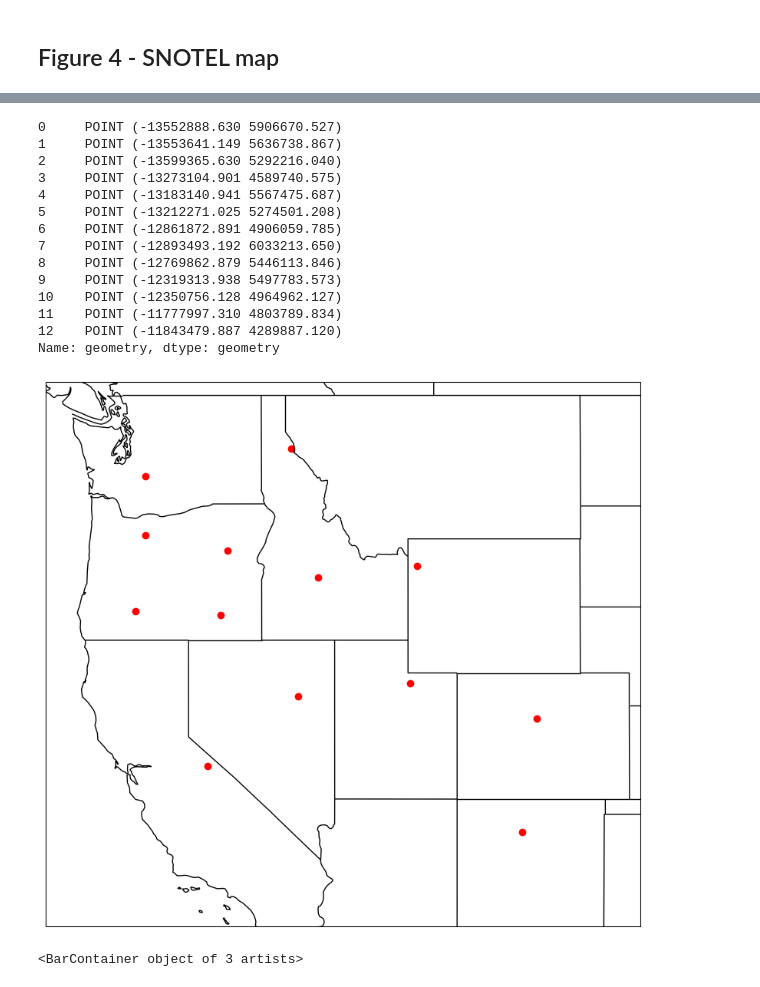
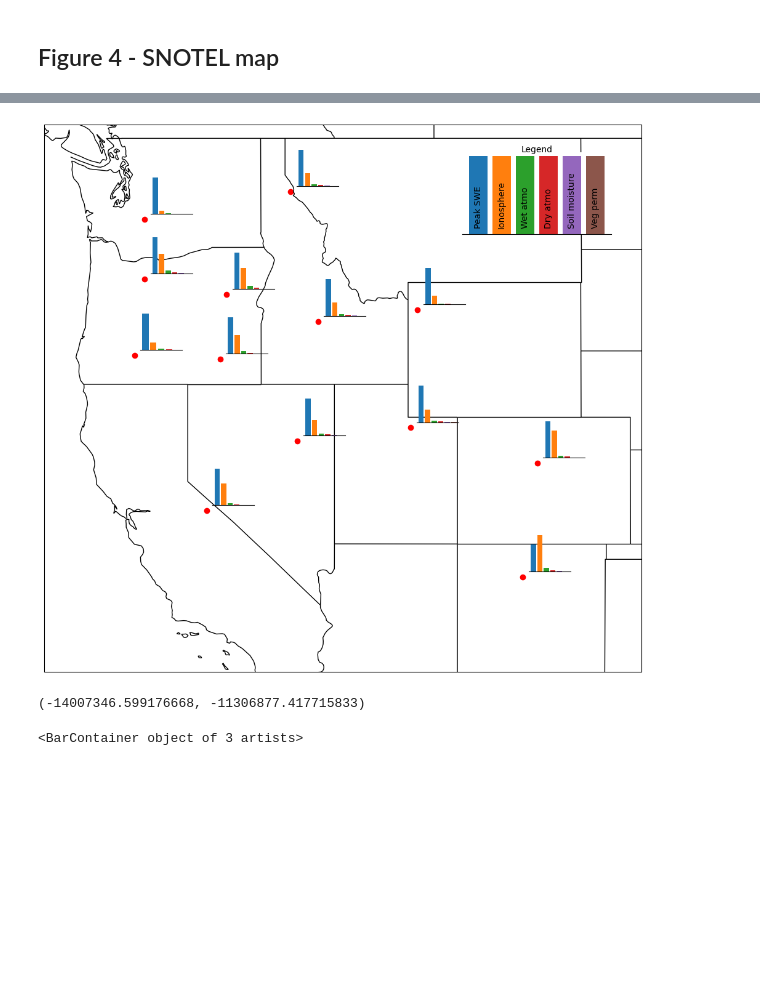
Before and after one commit to rpalomaki/SWE_error_analysis, a Jupyter notebook: ross_sandbox.ipynb, the cells around one changed output, grey strips where cells are left out. Cells and saved outputs as stored; diff of their text form; code cells hidden in the pictures; blank space fills up the shorter version.

Commit message:
figure 4 progress

```diff
--- a/ross_sandbox.ipynb
+++ b/ross_sandbox.ipynb
@@ -352,49 +344,64 @@ data
 # %%
-sites = gpd.read_file('/pl/active/palomaki-sar/insar_swe_errors/data/snotel/fig4_sites.csv')
+# sites = gpd.read_file('/pl/active/palomaki-sar/insar_swe_errors/data/snotel/fig4_sites.csv')
+sites = gpd.read_file('local/median_errors.csv')
+for c in sites.columns:
+    try:
+        sites[c] = pd.to_numeric(sites[c])
+    except:
+        continue
+
 sites['geometry'] = gpd.points_from_xy(sites['lon'], sites['lat'], crs='epsg:4326')
 sites = gpd.GeoDataFrame(sites).to_crs('epsg:3857')
 
 countries = cfeature.NaturalEarthFeature(
         category='cultural',
         name='admin_0_boundary_lines_land',
         scale='50m',
         facecolor='none')
 
 states_provinces = cfeature.NaturalEarthFeature(
         category='cultural',
         name='admin_1_states_provinces_lines',
         scale='50m',
         facecolor='none')
 
 fig = plt.figure(figsize=(10,10))
 ax = plt.axes(projection=ccrs.epsg(3857))
 ax.coastlines()
 # ax.
 ax.add_feature(countries)
 ax.add_feature(states_provinces)
 minx, miny, maxx, maxy = sites.total_bounds
 minx *= 1.03
 maxx *= 0.96
 miny *= 0.9
 maxy *= 1.05
 ax.set_extent((minx, maxx, miny, maxy), crs=ccrs.epsg(3857))
 
 sites['geometry'].plot(ax=ax, color='r')
 
-sites['geometry']
+sites['ax_x'] = (sites['geometry'].x - minx) / (maxx-minx)
+sites['ax_y'] = (sites['geometry'].y - miny) / (maxy-miny)
+colors = [plt.get_cmap('tab10')(i) for i in range(6)]
+
+for i, site in sites.iterrows():
+    rel_errors = site[['median_peak_swe','median_ion_error','median_wet_error','median_dry_error','median_soil_error','median_veg_error']]/site['median_peak_swe']
+    ax_mini = ax.inset_axes([site['ax_x']+0.01, site['ax_y']+0.01, 0.07, 0.07], transform=ax.transAxes)
+    ax_mini.patch.set_alpha(0.0)
+    ax_mini.spines[['top','right','left']].set_visible(False)
+    ax_mini.bar(np.arange(6), rel_errors, color=colors)
+    ax_mini.tick_params(axis='both', labelbottom=False, labelleft=False, bottom=False, left=False)
+
+ax_legend = ax.inset_axes([0.7, 0.8, 0.25, 0.15], transform=ax.transAxes)
+# ax_legend.patch.set_alpha(0.0)
+ax_legend.spines[['top','right','left']].set_visible(False)
+ax_legend.bar(np.arange(6), np.tile(1,6), color=colors)
+ax_legend.text(0.5, 1, 'Legend', ha='center', transform=ax_legend.transAxes)
+ax_legend.tick_params(axis='both', labelbottom=False, labelleft=False, bottom=False, left=False)
+for i, text in enumerate(['Peak SWE','Ionosphere','Wet atmo','Dry atmo','Soil moisture','Veg perm']):
+    ax_legend.text(i-0.2, 0.1, text, rotation=90)
+
+plt.tight_layout()
+fig.savefig('map_test.png', dpi=300)
 # %% [output]
-0     POINT (-13552888.630 5906670.527)
-1     POINT (-13553641.149 5636738.867)
-2     POINT (-13599365.630 5292216.040)
-3     POINT (-13273104.901 4589740.575)
-4     POINT (-13183140.941 5567475.687)
-5     POINT (-13212271.025 5274501.208)
-6     POINT (-12861872.891 4906059.785)
-7     POINT (-12893493.192 6033213.650)
-8     POINT (-12769862.879 5446113.846)
-9     POINT (-12319313.938 5497783.573)
-10    POINT (-12350756.128 4964962.127)
-11    POINT (-11777997.310 4803789.834)
-12    POINT (-11843479.887 4289887.120)
-Name: geometry, dtype: geometry
-[figure, old version]
+[figure, new version]
@@ -401,3 +410,7 @@ Name: geometry, dtype: geometry
+# %%
+ax.get_xlim()
+# %% [output]
+(-14007346.599176668, -11306877.417715833)
 # %%
 rel_error = pd.DataFrame(sites['median_peak_swe'] / sites['median_peak_swe'])
 rel_error['soil_error'] = sites['soil_error'] / sites['median_peak_swe']
```
Also changed, not shown: parts of 4 cells of this notebook.
